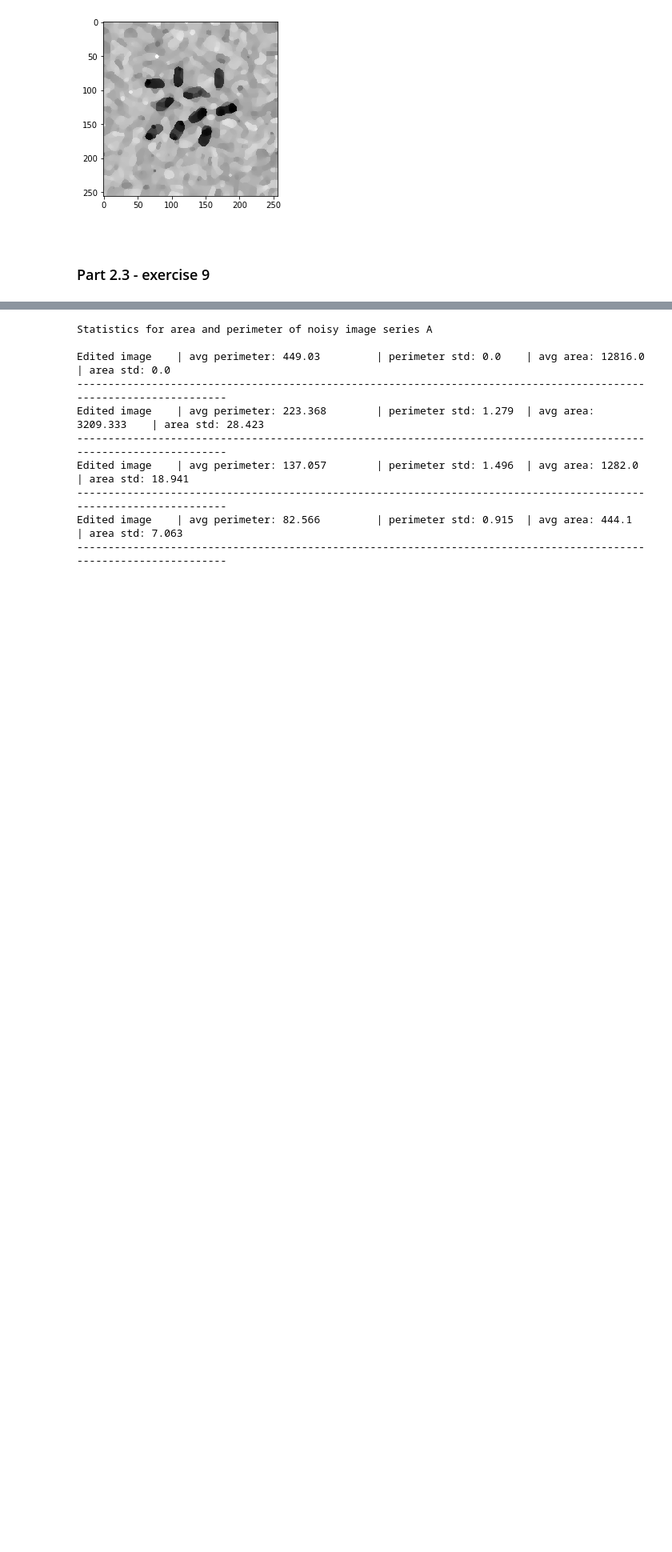
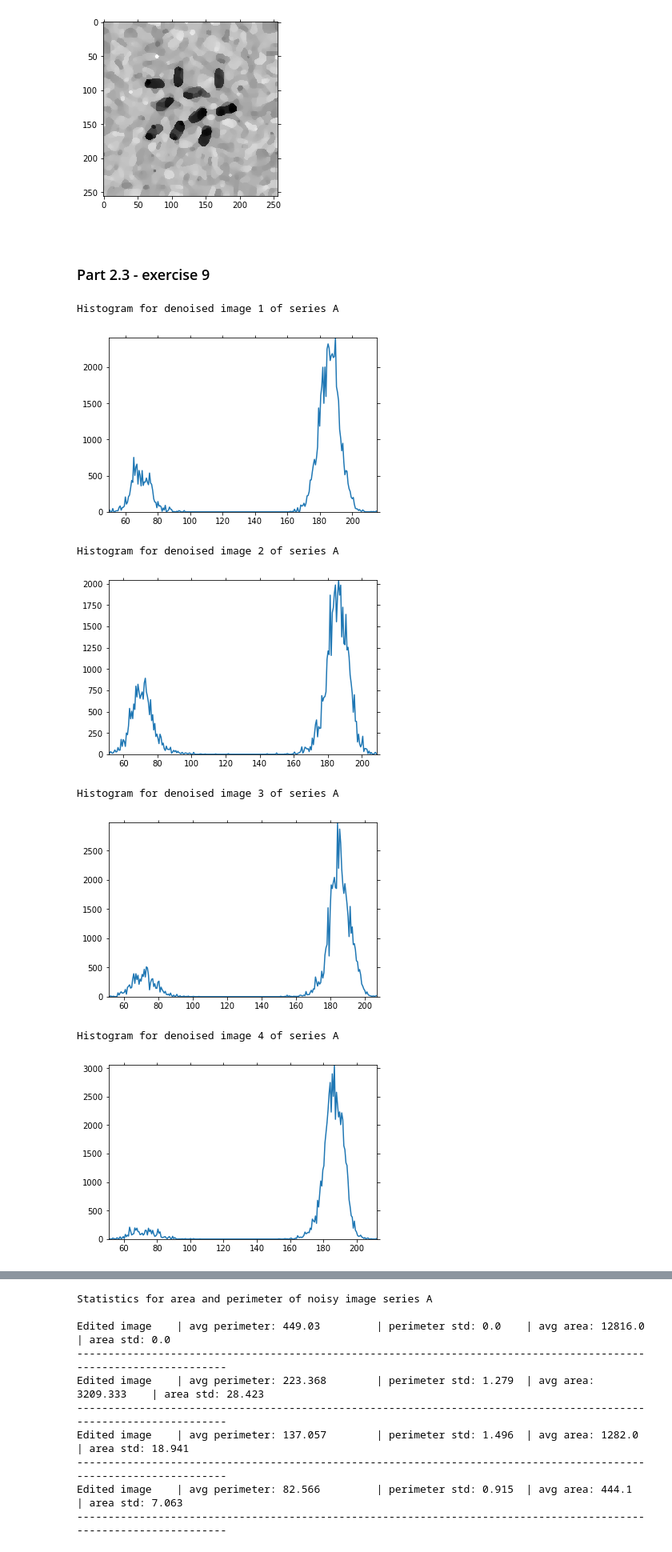
Before and after one commit to eleonoraieronimaki/image_analysis_assignment_2, a Jupyter notebook: assignment2.ipynb, the cells around one changed output, grey strips where cells are left out. Shown at 80% size. Cells and saved outputs as stored; diff of their text form; code cells hidden in the pictures; blank space fills up the shorter version.

Commit message:
added histograms of denoised images

```diff
--- a/assignment2.ipynb
+++ b/assignment2.ipynb
@@ -261,3 +253,20 @@ rect_b_stats = np.array(rect_b_stats)
 # %% [markdown]
 <br/>
 <h3>Part 2.3 - exercise 9</h3>
+# %%
+i=1
+for rect in rect_a_filter:
+    # create and plot histograms
+    print(f"Histogram for denoised image {i} of series A")
+    i += 1
+    hist = dip.Histogram(rect)
+    hist.Show()
+# %% [output]
+Histogram for denoised image 1 of series A
+[figure, added]
+Histogram for denoised image 2 of series A
+[figure, added]
+Histogram for denoised image 3 of series A
+[figure, added]
+Histogram for denoised image 4 of series A
+[figure, added]
```
Also changed, not shown: parts of 7 cells of this notebook, 8 other files.
